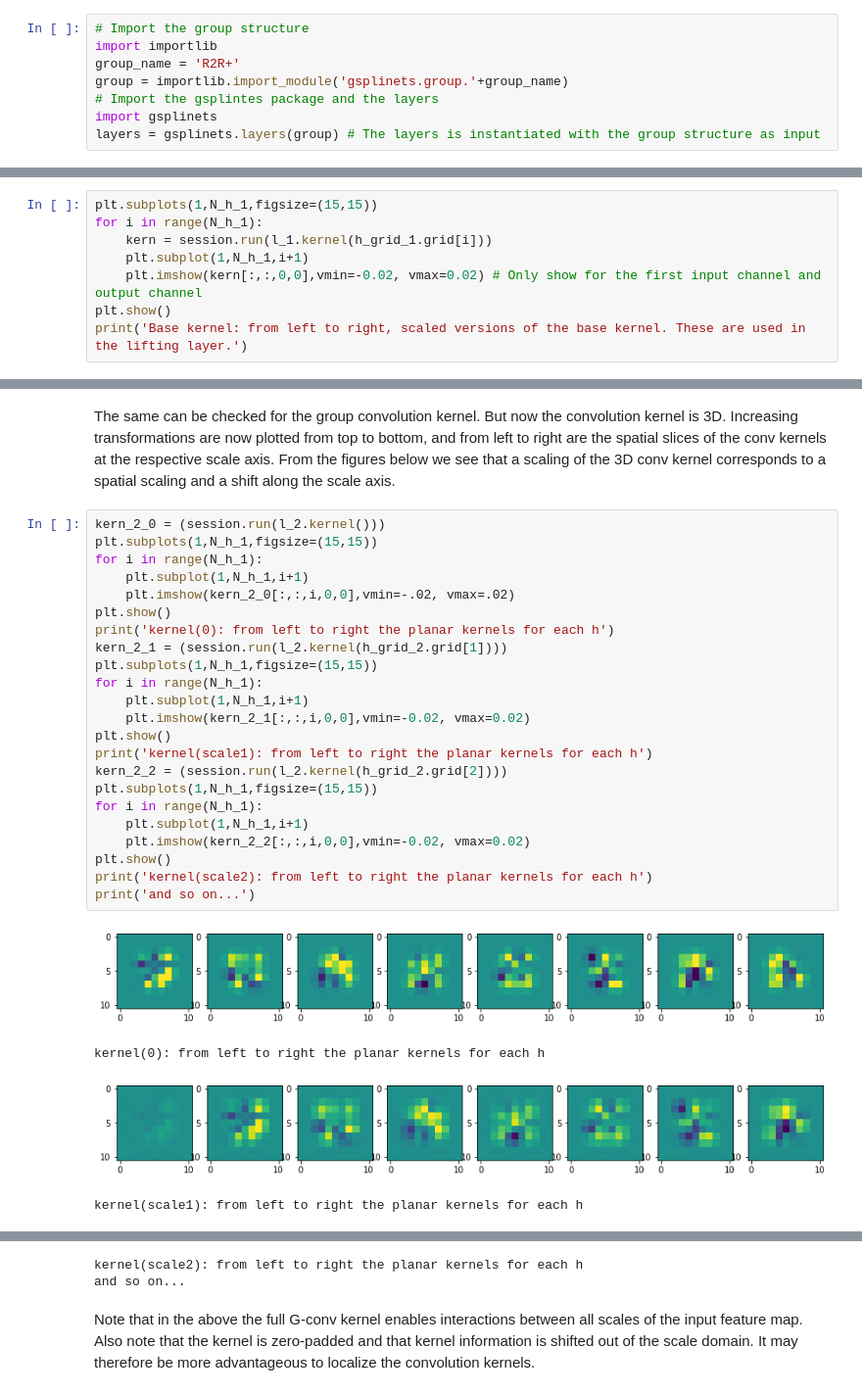
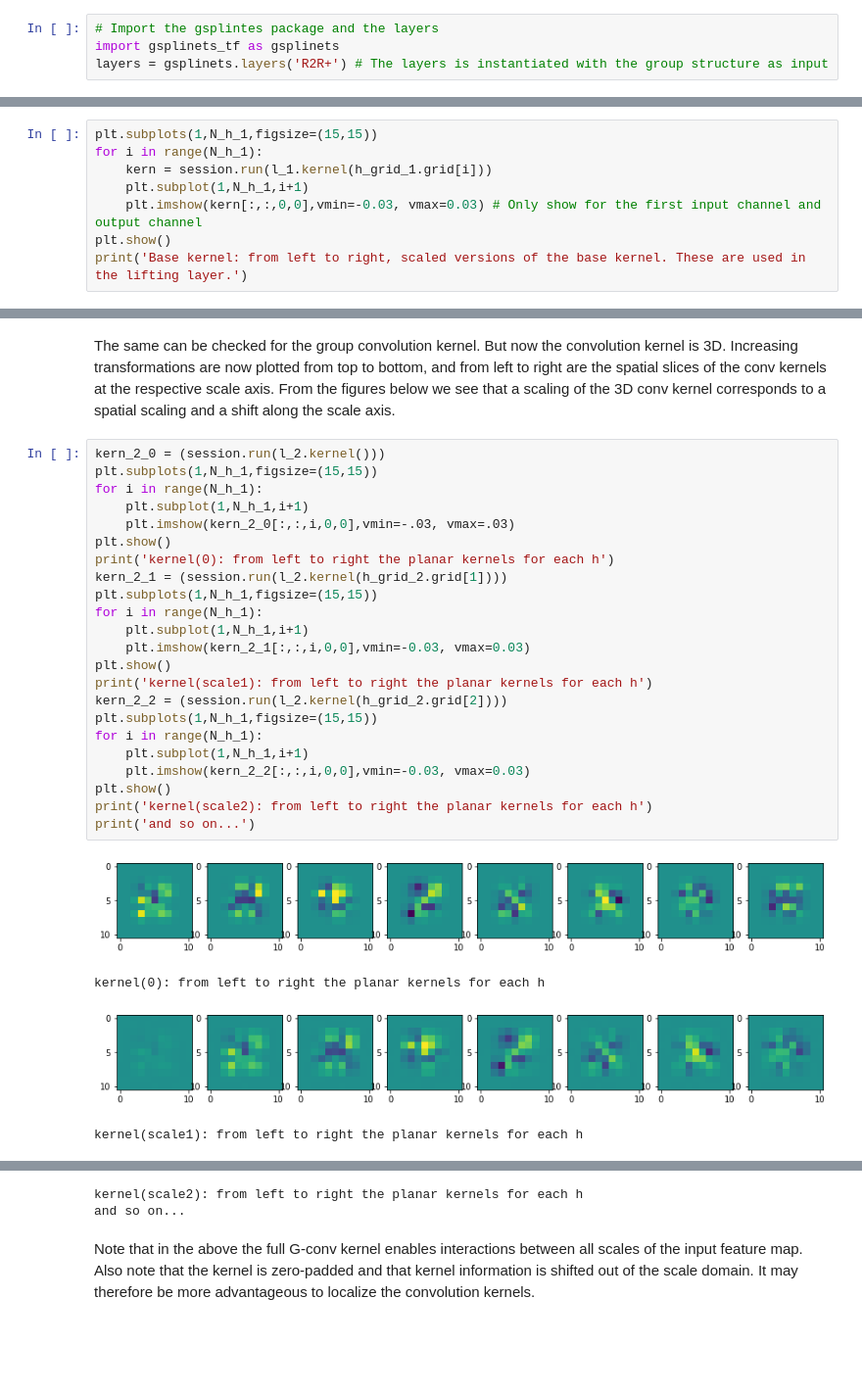
Before and after one commit to ebekkers/gsplinets, a Jupyter notebook: demo/Demo_ScaleTranslations_R2Rp.ipynb, the cells around one changed output, grey strips where cells are left out. Shown: that part at 98% size. Cells and saved outputs as stored; diff of their text form; blank space fills up the shorter version.

```diff
--- a/demo/Demo_ScaleTranslations_R2Rp.ipynb
+++ b/demo/Demo_ScaleTranslations_R2Rp.ipynb
@@ -15,13 +15,9 @@ if splinets_source not in sys.path:
 # %% [markdown]
 Import below the gsplinets library with a specified group (whose class implementation can be found in gsplines/group). The layers object which is instantiated with the group sturcture, can generate convolution layers (e.g. layers.ConvRnG) which are equivariant w.r.t. the chosen group.
 # %%
-# Import the group structure
-import importlib
-group_name = 'R2R+'
-group = importlib.import_module('gsplinets.group.'+group_name)
 # Import the gsplintes package and the layers
-import gsplinets
-layers = gsplinets.layers(group) # The layers is instantiated with the group structure as input
+import gsplinets_tf as gsplinets
+layers = gsplinets.layers('R2R+') # The layers is instantiated with the group structure as input
 # %% [markdown]
 The following are not used explictly but you can check your self which properties/attributes they possess
 # %%
@@ -95,7 +92,7 @@ plt.subplots(1,N_h_1,figsize=(15,15))
 for i in range(N_h_1):
     kern = session.run(l_1.kernel(h_grid_1.grid[i]))
     plt.subplot(1,N_h_1,i+1)
-    plt.imshow(kern[:,:,0,0],vmin=-0.02, vmax=0.02) # Only show for the first input channel and output channel
+    plt.imshow(kern[:,:,0,0],vmin=-0.03, vmax=0.03) # Only show for the first input channel and output channel
 plt.show()
 print('Base kernel: from left to right, scaled versions of the base kernel. These are used in the lifting layer.')
 # %% [output]
@@ -106,28 +103,28 @@ The same can be checked for the group convolution kernel. But now the convolutio
 # %%
 kern_2_0 = (session.run(l_2.kernel()))
 plt.subplots(1,N_h_1,figsize=(15,15))
 for i in range(N_h_1):
     plt.subplot(1,N_h_1,i+1)
-    plt.imshow(kern_2_0[:,:,i,0,0],vmin=-.02, vmax=.02)
+    plt.imshow(kern_2_0[:,:,i,0,0],vmin=-.03, vmax=.03)
 plt.show()
 print('kernel(0): from left to right the planar kernels for each h')
 kern_2_1 = (session.run(l_2.kernel(h_grid_2.grid[1])))
 plt.subplots(1,N_h_1,figsize=(15,15))
 for i in range(N_h_1):
     plt.subplot(1,N_h_1,i+1)
-    plt.imshow(kern_2_1[:,:,i,0,0],vmin=-0.02, vmax=0.02)
+    plt.imshow(kern_2_1[:,:,i,0,0],vmin=-0.03, vmax=0.03)
 plt.show()
 print('kernel(scale1): from left to right the planar kernels for each h')
 kern_2_2 = (session.run(l_2.kernel(h_grid_2.grid[2])))
 plt.subplots(1,N_h_1,figsize=(15,15))
 for i in range(N_h_1):
     plt.subplot(1,N_h_1,i+1)
-    plt.imshow(kern_2_2[:,:,i,0,0],vmin=-0.02, vmax=0.02)
+    plt.imshow(kern_2_2[:,:,i,0,0],vmin=-0.03, vmax=0.03)
 plt.show()
 print('kernel(scale2): from left to right the planar kernels for each h')
 print('and so on...')
 # %% [output]
-[figure, old version]
+[figure, new version]
 kernel(0): from left to right the planar kernels for each h
-[figure, old version]
+[figure, new version]
 kernel(scale1): from left to right the planar kernels for each h
```
Also changed, not shown: parts of 4 cells of this notebook, 6 other files.
